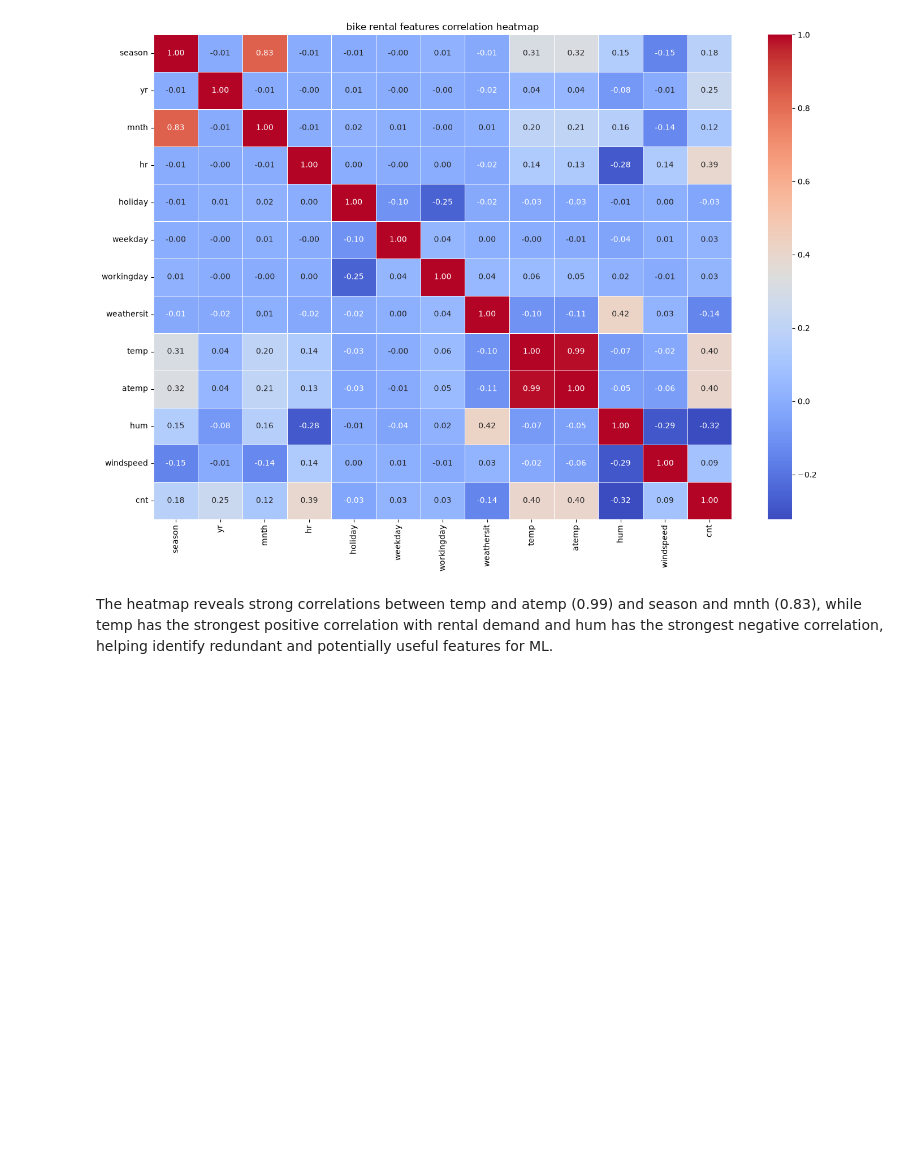
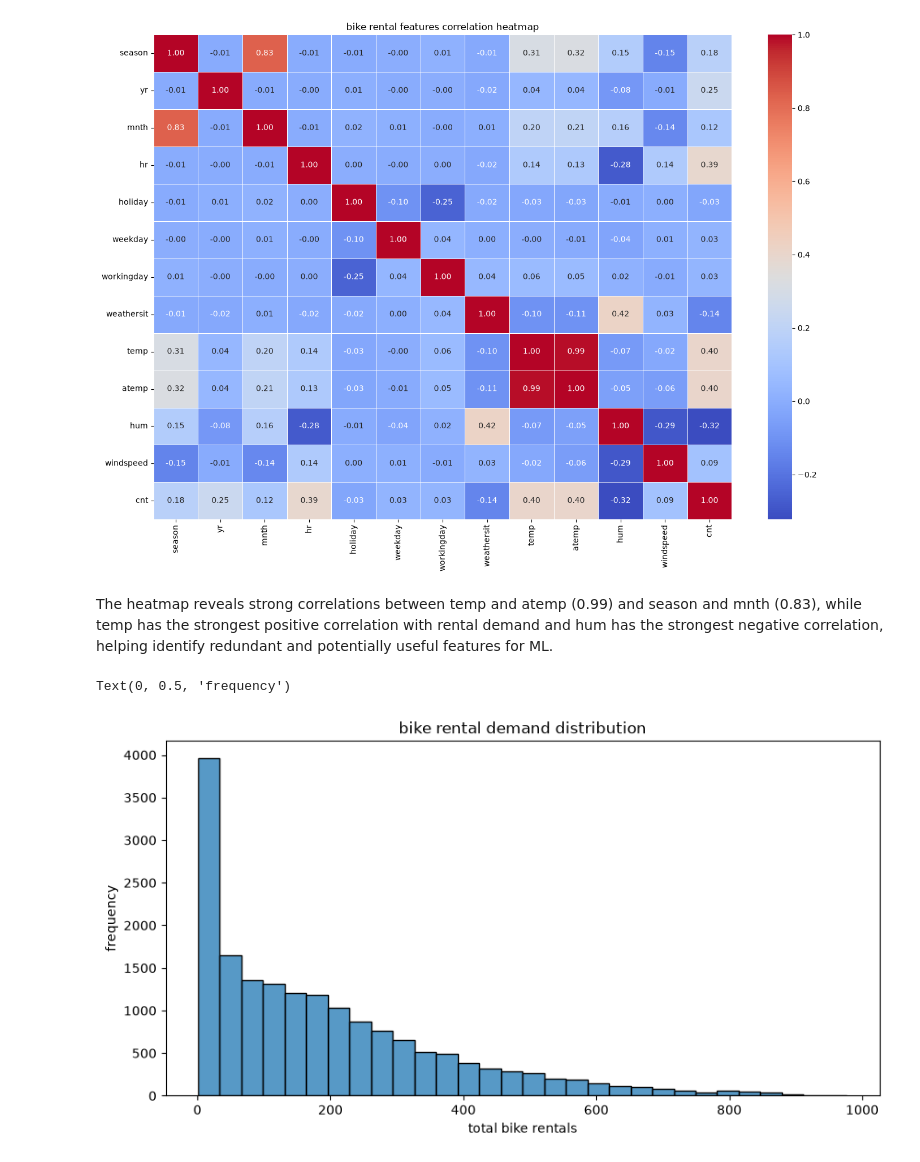
Before and after one commit to khanrayhan44/bike-rental-prediction, a Jupyter notebook: notebooks/02_exploratory_data_analysis.ipynb, the cells around one changed output. Cells and saved outputs as stored; diff of their text form; code cells hidden in the pictures; blank space fills up the shorter version.

Commit message:
Updated exploratory data analysis

```diff
--- a/notebooks/02_exploratory_data_analysis.ipynb
+++ b/notebooks/02_exploratory_data_analysis.ipynb
@@ -34,3 +40,17 @@ plt.show()
 [figure]
 # %% [markdown]
 The heatmap reveals strong correlations between temp and atemp (0.99) and season and mnth (0.83), while temp has the strongest positive correlation with rental demand and hum has the strongest negative correlation, helping identify redundant and potentially useful features for ML.
+# %%
+plt.figure(figsize=(10, 5))
+
+sns.histplot(
+    data = df, x="cnt",
+    bins=30,
+)
+
+plt.title("bike rental demand distribution")
+plt.xlabel("total bike rentals")
+plt.ylabel("frequency")
+# %% [output]
+Text(0, 0.5, 'frequency')
+[figure, added]
```
Also changed, not shown: parts of 5 cells of this notebook.
